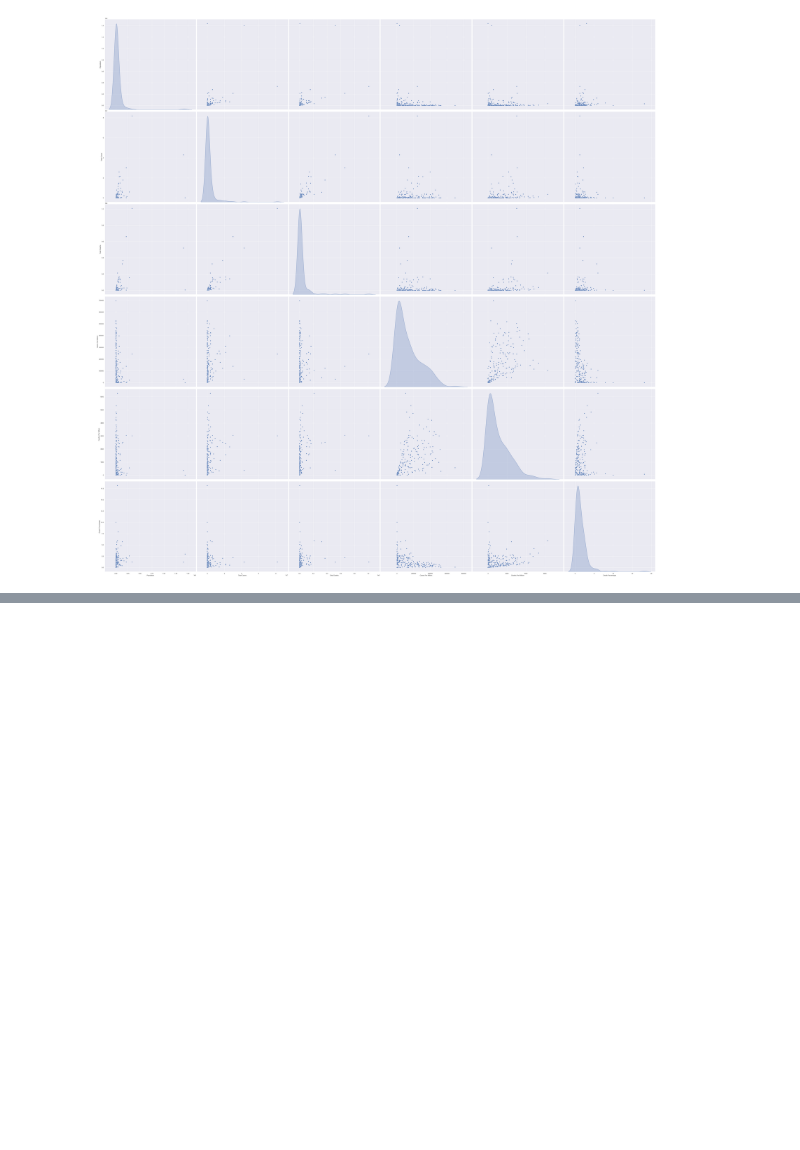
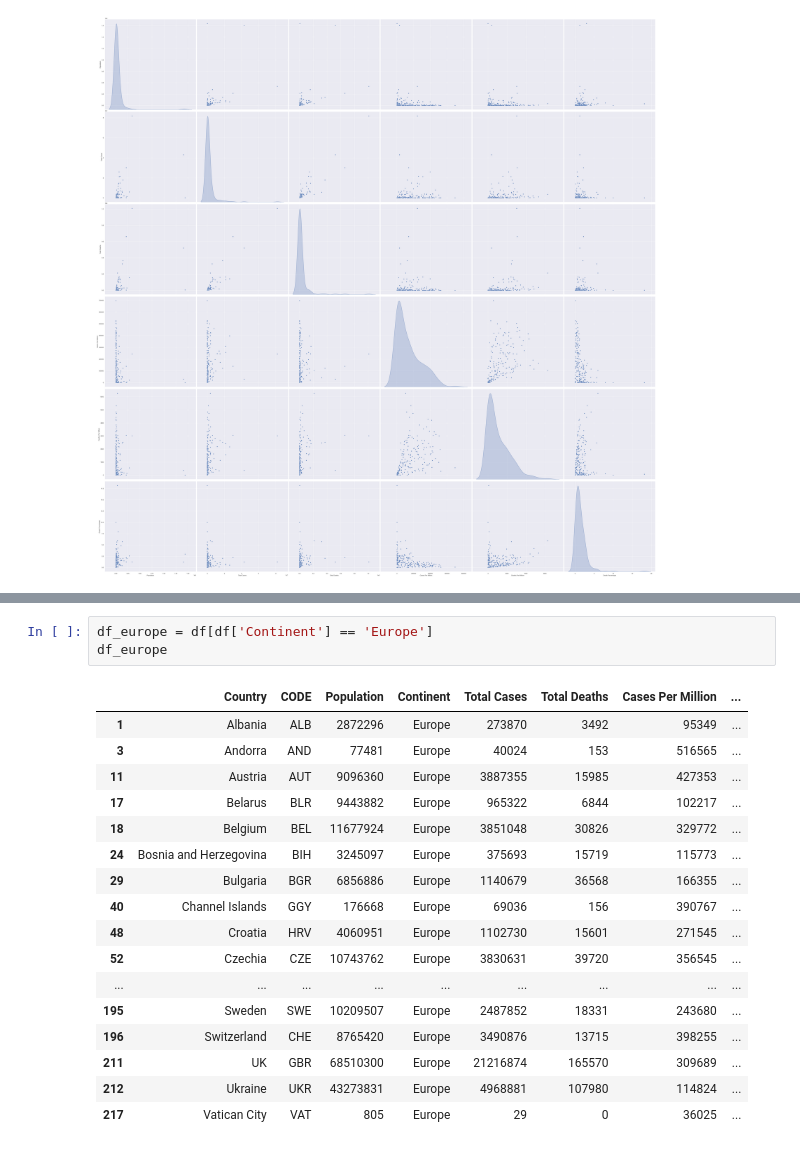
Before and after one commit to hewmatt10/COVID-19_Data, a Jupyter notebook: COVID-19_Data_Analysis.ipynb, the cells around one changed output, grey strips where cells are left out. Cells and saved outputs as stored; diff of their text form; blank space fills up the shorter version.

```diff
--- a/COVID-19_Data_Analysis.ipynb
+++ b/COVID-19_Data_Analysis.ipynb
@@ -179,0 +189,21 @@ plt.show()
+# %%
+df_europe = df[df['Continent'] == 'Europe']
+df_europe
+# %% [output]
+|  | Country | CODE | Population | Continent | Total Cases | Total Deaths | Cases Per Million | ... |
+| 1 | Albania | ALB | 2872296 | Europe | 273870 | 3492 | 95349 | ... |
+| 3 | Andorra | AND | 77481 | Europe | 40024 | 153 | 516565 | ... |
+| 11 | Austria | AUT | 9096360 | Europe | 3887355 | 15985 | 427353 | ... |
+| 17 | Belarus | BLR | 9443882 | Europe | 965322 | 6844 | 102217 | ... |
+| 18 | Belgium | BEL | 11677924 | Europe | 3851048 | 30826 | 329772 | ... |
+| 24 | Bosnia and Herzegovina | BIH | 3245097 | Europe | 375693 | 15719 | 115773 | ... |
+| 29 | Bulgaria | BGR | 6856886 | Europe | 1140679 | 36568 | 166355 | ... |
+| 40 | Channel Islands | GGY | 176668 | Europe | 69036 | 156 | 390767 | ... |
+| 48 | Croatia | HRV | 4060951 | Europe | 1102730 | 15601 | 271545 | ... |
+| 52 | Czechia | CZE | 10743762 | Europe | 3830631 | 39720 | 356545 | ... |
+| ... | ... | ... | ... | ... | ... | ... | ... | ... |
+| 195 | Sweden | SWE | 10209507 | Europe | 2487852 | 18331 | 243680 | ... |
+| 196 | Switzerland | CHE | 8765420 | Europe | 3490876 | 13715 | 398255 | ... |
+| 211 | UK | GBR | 68510300 | Europe | 21216874 | 165570 | 309689 | ... |
+| 212 | Ukraine | UKR | 43273831 | Europe | 4968881 | 107980 | 114824 | ... |
+| 217 | Vatican City | VAT | 805 | Europe | 29 | 0 | 36025 | ... |
```
Also changed, not shown: parts of 4 cells of this notebook.
